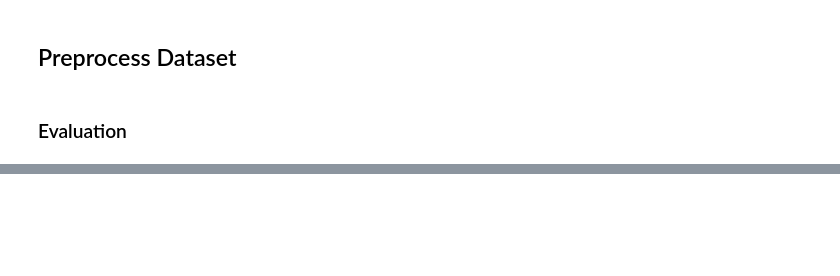
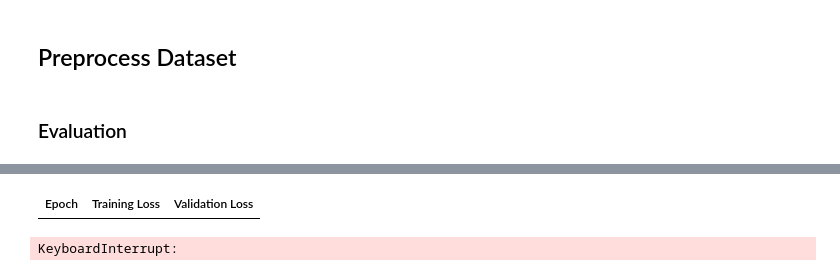
Before and after one commit to qiuzihao88/DSA4262, a Jupyter notebook: project.ipynb, the cells around one changed output, grey strips where cells are left out. Drawn from its saved outputs; the diff is of its cells as text; code cells hidden in the pictures; blank space fills up the shorter version.

```diff
--- a/project.ipynb
+++ b/project.ipynb
@@ -150,0 +244,18 @@ results
+# %%
+from sklearn.model_selection import train_test_split
+
+train_df, test_df = train_test_split(
+    df[['truncated_text', 'severity']],
+    test_size=0.2,
+    stratify=df['severity'],
+    random_state=42
+)
+
+# Add this — rename columns before converting to Dataset
+train_df = train_df.rename(columns={"severity": "labels"})
+test_df = test_df.rename(columns={"severity": "labels"})
+# %%
+from datasets import Dataset
+
+train_dataset = Dataset.from_pandas(train_df.reset_index(drop=True))
+test_dataset = Dataset.from_pandas(test_df.reset_index(drop=True))
@@ -150,0 +322,25 @@ results
+# %%
+from sklearn.metrics import f1_score, accuracy_score, precision_score, recall_score
+from transformers import DataCollatorWithPadding, Trainer
+
+data_collator = DataCollatorWithPadding(tokenizer=tokenizer)
+
+def compute_metrics(eval_pred):
+    logits, labels = eval_pred
+    preds = logits.argmax(axis=1)
+
+    return {
+        "accuracy": accuracy_score(labels, preds),
+        "f1": f1_score(labels, preds, average='macro'),
+        "recall": recall_score(labels, preds, average='macro'),
+        "precision": precision_score(labels, preds, average='macro')
+    }
+
+trainer = Trainer(
+    model=model,
+    args=training_args,
+    train_dataset=train_dataset,
+    eval_dataset=test_dataset,
+    data_collator=data_collator,  # replaces tokenizer
+    compute_metrics=compute_metrics
+)
@@ -150,0 +368,3 @@ results
+# %%
+trainer.train()
+# %% [output]
@@ -150,0 +372,2 @@ results
+| Epoch | Training Loss | Validation Loss |
+KeyboardInterrupt:
```
Also changed, not shown: parts of 20 cells of this notebook.
